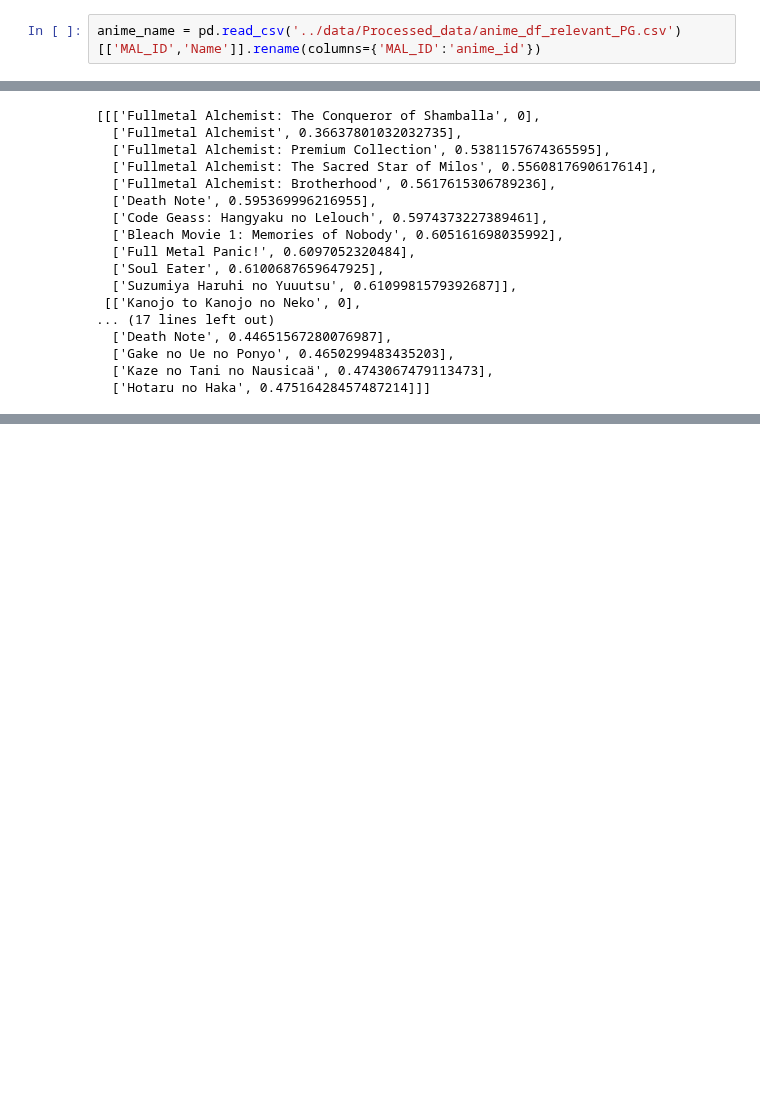
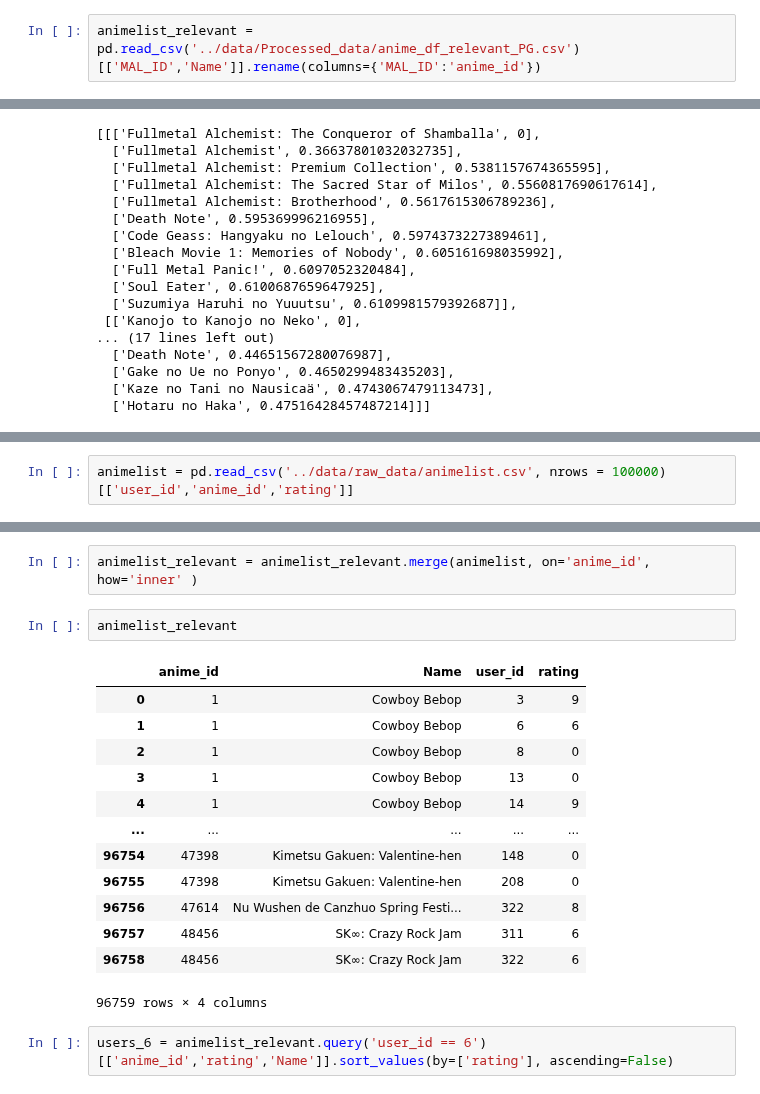
Before and after one commit to mijkami/Anime_Map, a Jupyter notebook: notebooks/Test after knn on full dataset from google.ipynb, the cells around one changed output, grey strips where cells are left out. Cells and saved outputs as stored; diff of their text form; blank space fills up the shorter version.

```diff
--- a/notebooks/Test after knn on full dataset from google.ipynb
+++ b/notebooks/Test after knn on full dataset from google.ipynb
@@ -3,5 +3,5 @@ import pandas as pd
 import numpy as np
 import joblib
 # %%
-anime_name = pd.read_csv('../data/Processed_data/anime_df_relevant_PG.csv')[['MAL_ID','Name']].rename(columns={'MAL_ID':'anime_id'})
+animelist_relevant = pd.read_csv('../data/Processed_data/anime_df_relevant_PG.csv')[['MAL_ID','Name']].rename(columns={'MAL_ID':'anime_id'})
 # %%
@@ -455,0 +519,2 @@ efficacity = 100.0%
+# %%
+animelist = pd.read_csv('../data/raw_data/animelist.csv', nrows = 100000)[['user_id','anime_id','rating']]
@@ -455,0 +537,20 @@ efficacity = 100.0%
+# %%
+animelist_relevant = animelist_relevant.merge(animelist, on='anime_id', how='inner' )
+# %%
+animelist_relevant
+# %% [output]
+|  | anime_id | Name | user_id | rating |
+| 0 | 1 | Cowboy Bebop | 3 | 9 |
+| 1 | 1 | Cowboy Bebop | 6 | 6 |
+| 2 | 1 | Cowboy Bebop | 8 | 0 |
+| 3 | 1 | Cowboy Bebop | 13 | 0 |
+| 4 | 1 | Cowboy Bebop | 14 | 9 |
+| ... | ... | ... | ... | ... |
+| 96754 | 47398 | Kimetsu Gakuen: Valentine-hen | 148 | 0 |
+| 96755 | 47398 | Kimetsu Gakuen: Valentine-hen | 208 | 0 |
+| 96756 | 47614 | Nu Wushen de Canzhuo Spring Festi... | 322 | 8 |
+| 96757 | 48456 | SK∞: Crazy Rock Jam | 311 | 6 |
+| 96758 | 48456 | SK∞: Crazy Rock Jam | 322 | 6 |
+96759 rows × 4 columns
+# %%
+users_6 = animelist_relevant.query('user_id == 6')[['anime_id','rating','Name']].sort_values(by=['rating'], ascending=False)
```
Also changed, not shown: parts of 42 cells of this notebook.
